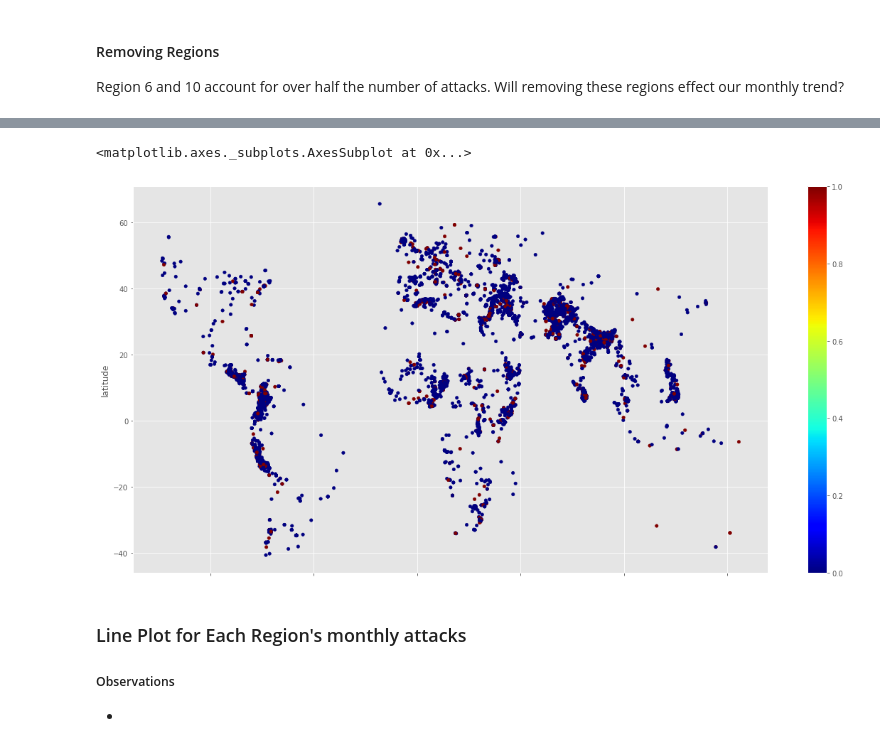
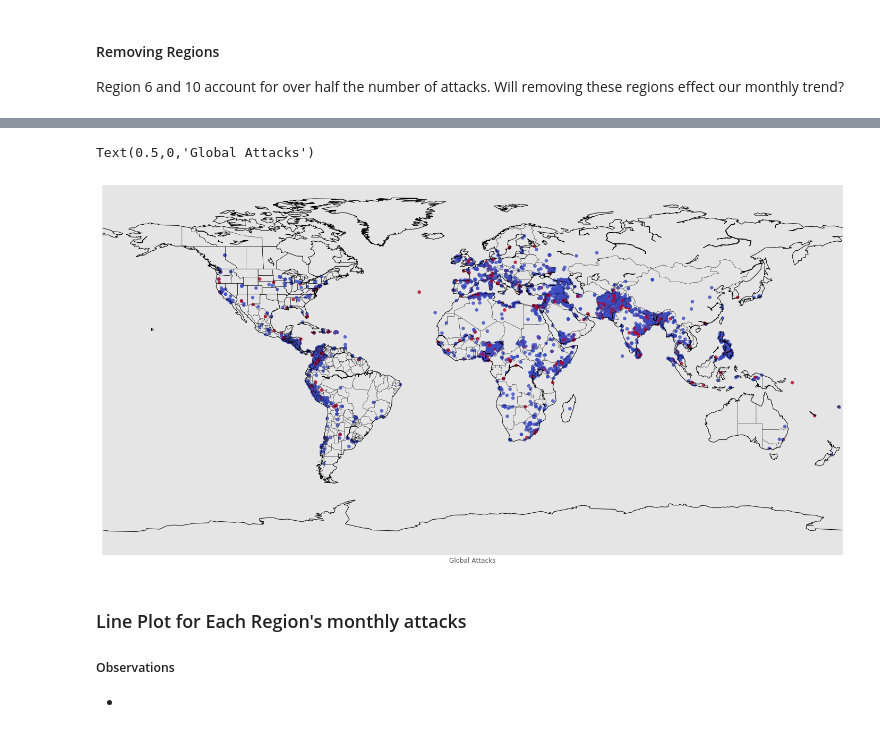
Before and after one commit to TesMunoz/SeniorSim, a Jupyter notebook: Terrorism Dataset Analysis.ipynb, the cells around one changed output, grey strips where cells are left out. Drawn from its saved outputs; the diff is of its cells as text; code cells hidden in the pictures.

Commit message:
added basemap

```diff
--- a/Terrorism Dataset Analysis.ipynb
+++ b/Terrorism Dataset Analysis.ipynb
@@ -242,19 +246,30 @@ plt.show()
 # %%
 #make new column IS jan or Dec
 #plot that with lat and long and color by "is Jan or Dec"
 test_df = terrorism_df.copy()
 test_df['is_jan_dec']= (test_df['imonth']== 12) |(test_df['imonth']==1)
 #test_df.iloc[0:10]
-test_df.plot.scatter(x='longitude',y='latitude', c=test_df['is_jan_dec'], cmap='jet', figsize=[20,10])
+#test_df.plot.scatter(x='longitude',y='latitude', c=test_df['is_jan_dec'], cmap='Wistia', figsize=[20,10])
 # viridis
 
 # DecJan_terrorism_df[(DecJan_terrorism_df['datetime'].dt.month == 12) | (DecJan_terrorism_df['datetime'].dt.month == 1)]
 
 # year_lat_df = DecJan_terrorism_df[0:100][['latitude', 'longitude']]
 # year_lat_df.plot.scatter(x='longitude',y='latitude')
+
+fig, ax = plt.subplots(figsize = (25,25))
+earth = Basemap(ax=ax)
+earth.drawcoastlines()
+earth.drawcountries()
+earth.drawstates()
+
+ax.scatter(test_df['longitude'], test_df['latitude'], c=test_df['is_jan_dec'] ,
+           cmap = 'coolwarm', alpha=0.8)
+ax.set_xlabel("Global Attacks")
+#fig.savefig('usgs-monthly-4.5M.png')
 # %% [output]
-<matplotlib.axes._subplots.AxesSubplot at 0x...>
+Text(0.5,0,'Global Attacks')
-[figure, old version]
+[figure, new version]
 # %% [markdown]
 ### Line Plot for Each Region's monthly attacks
 
```
Also changed, not shown: parts of 10 cells of this notebook.
